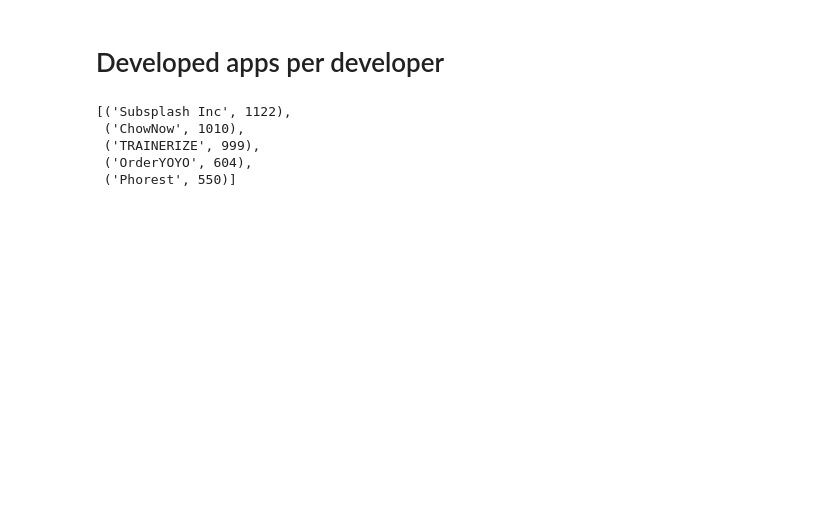
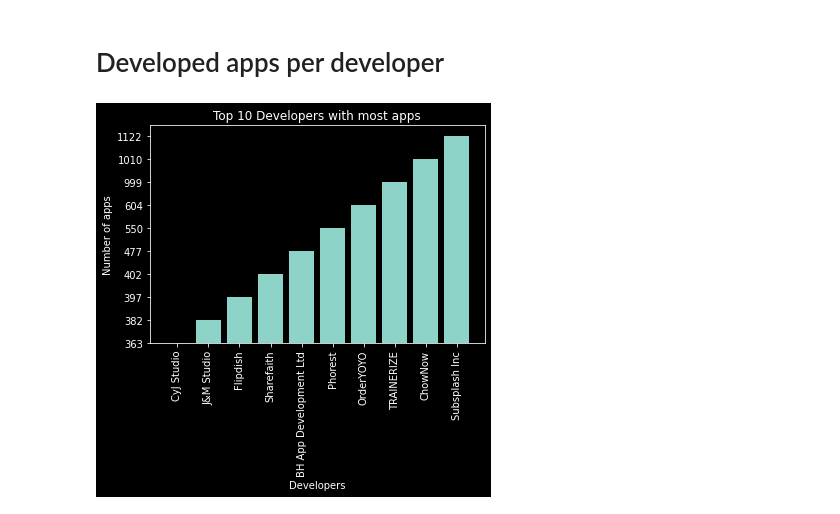
Before and after one commit to aymanreda56/XL-Data, a Jupyter notebook: DataAnalysis/DescriptiveAnalysis/DescriptiveAnalysis.ipynb, the cells around one changed output. Saved outputs shown, nothing was run; the diff lists cells and outputs as text; code cells hidden in the pictures; blank space fills up the shorter version.

```diff
--- a/DataAnalysis/DescriptiveAnalysis/DescriptiveAnalysis.ipynb
+++ b/DataAnalysis/DescriptiveAnalysis/DescriptiveAnalysis.ipynb
@@ -166,12 +164,20 @@ avg_app_size.take(500)
 developer_apps= rdd.filter(lambda x:x!='')\
                 .map(lambda x: (x.split(',')[13], 1))\
                 .reduceByKey(lambda x,y:(x+y))\
-                .sortBy(lambda x: x[1], ascending=False)
 
-developer_apps.take(5)
+top_developer_apps= developer_apps.sortBy(lambda x: x[1], ascending=False)
-# %% [output]
-[('Subsplash Inc', 1122),
- ('ChowNow', 1010),
- ('TRAINERIZE', 999),
- ('OrderYOYO', 604),
- ('Phorest', 550)]
+# %%
+#plot the top 10 developers with most apps and the least 10 developers with least apps in the same plot
+top_10_developers= top_developer_apps.take(10)
+top_10_developers= np.array(top_10_developers)
+top_10_developers= np.flip(top_10_developers, axis=0)
+
+plt.style.use('dark_background')
+plt.xticks(rotation=90)
+plt.bar(top_10_developers[:,0], top_10_developers[:,1])
+plt.title('Top 10 Developers with most apps')
+plt.xlabel('Developers')
+plt.ylabel('Number of apps')
+plt.show()
+# %% [output]
+[figure, added]
```
Also changed, not shown: parts of 8 cells of this notebook.
